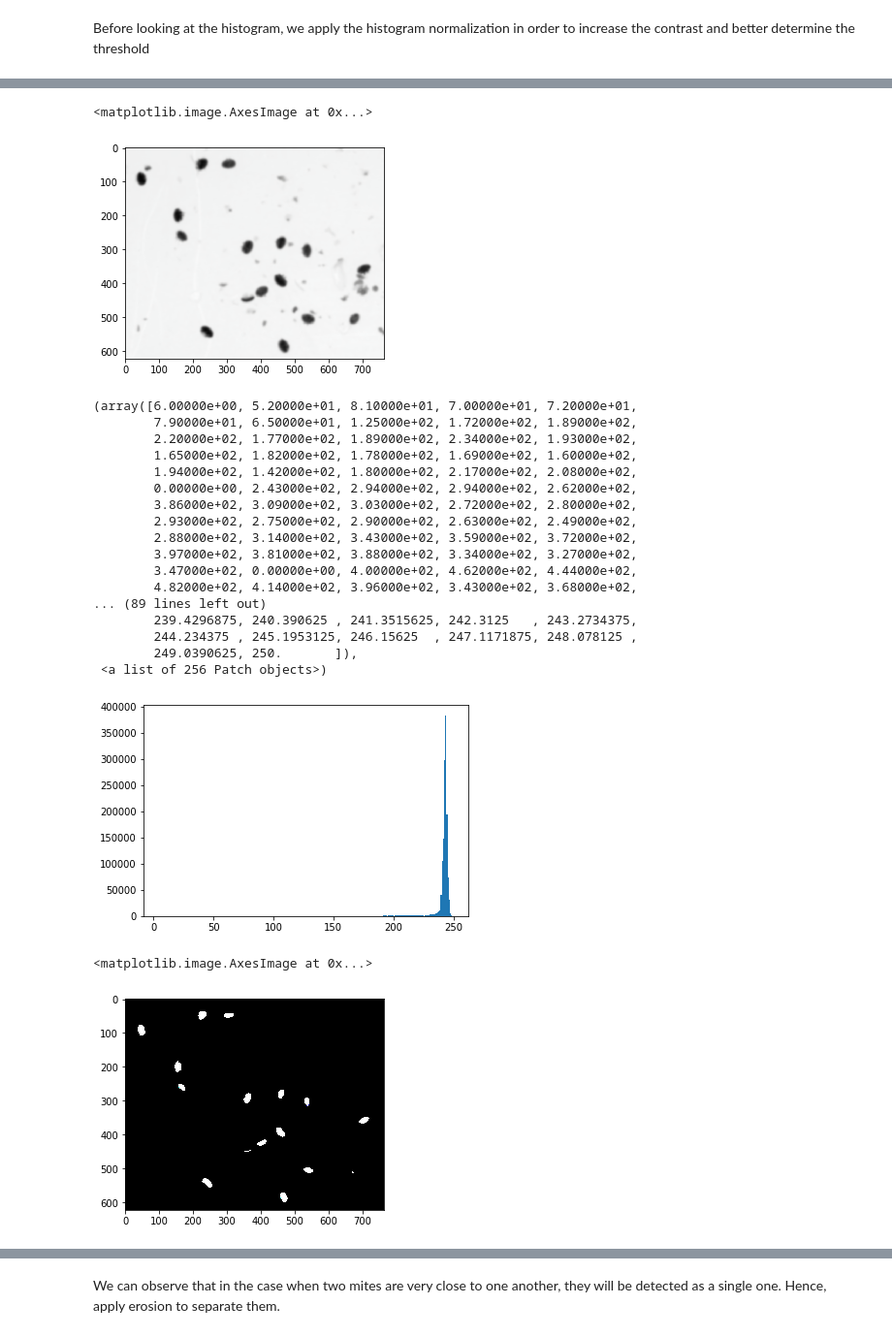
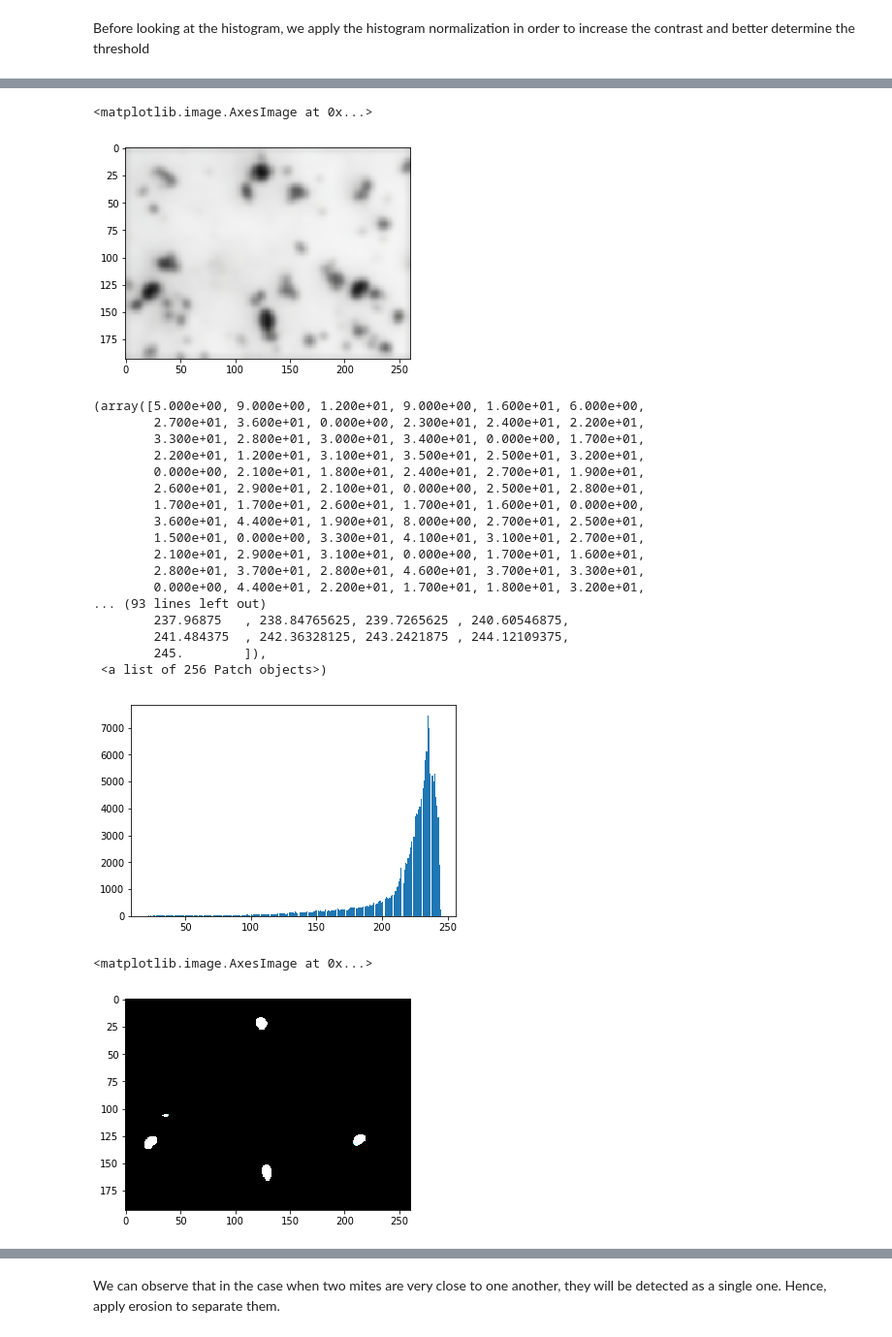
Before and after one commit to EGJ1996/Image-Processing, a Jupyter notebook: labs/lab_01_segmentation.ipynb, the cells around one changed output, grey strips where cells are left out. Shown at 97% size. Drawn from its saved outputs; the diff is of its cells as text; code cells hidden in the pictures.

```diff
--- a/labs/lab_01_segmentation.ipynb
+++ b/labs/lab_01_segmentation.ipynb
@@ -261,7 +229,7 @@ Hint: `skimage.measure.label` might be useful to label the thresholded image
 # %% [markdown]
 Here, we visualize the 4 images for our patern detection
 # %%
-test_im = skimage.io.imread(os.path.join(data_path,'varroa-04.jpg'))
+test_im = skimage.io.imread(os.path.join(data_path,'varroa-01.jpg'))
 # %%
 plt.imshow(test_im)
 # %% [output]
@@ -296,32 +264,32 @@ gauss_test = ndimage.gaussian_filter(test_im,3)
 plt.imshow(gauss_test)
 # %% [output]
 <matplotlib.image.AxesImage at 0x...>
-[figure, old version]
+[figure, new version]
 # %%
 plt.hist(gauss_test.ravel(),256)
 # %% [output]
-(array([6.00000e+00, 5.20000e+01, 8.10000e+01, 7.00000e+01, 7.20000e+01,
-        7.90000e+01, 6.50000e+01, 1.25000e+02, 1.72000e+02, 1.89000e+02,
-        2.20000e+02, 1.77000e+02, 1.89000e+02, 2.34000e+02, 1.93000e+02,
-        1.65000e+02, 1.82000e+02, 1.78000e+02, 1.69000e+02, 1.60000e+02,
-        1.94000e+02, 1.42000e+02, 1.80000e+02, 2.17000e+02, 2.08000e+02,
-        0.00000e+00, 2.43000e+02, 2.94000e+02, 2.94000e+02, 2.62000e+02,
-        3.86000e+02, 3.09000e+02, 3.03000e+02, 2.72000e+02, 2.80000e+02,
-        2.93000e+02, 2.75000e+02, 2.90000e+02, 2.63000e+02, 2.49000e+02,
-        2.88000e+02, 3.14000e+02, 3.43000e+02, 3.59000e+02, 3.72000e+02,
-        3.97000e+02, 3.81000e+02, 3.88000e+02, 3.34000e+02, 3.27000e+02,
-        3.47000e+02, 0.00000e+00, 4.00000e+02, 4.62000e+02, 4.44000e+02,
-        4.82000e+02, 4.14000e+02, 3.96000e+02, 3.43000e+02, 3.68000e+02,
-... (89 lines left out)
-        239.4296875, 240.390625 , 241.3515625, 242.3125   , 243.2734375,
-        244.234375 , 245.1953125, 246.15625  , 247.1171875, 248.078125 ,
-        249.0390625, 250.       ]),
+(array([5.000e+00, 9.000e+00, 1.200e+01, 9.000e+00, 1.600e+01, 6.000e+00,
+        2.700e+01, 3.600e+01, 0.000e+00, 2.300e+01, 2.400e+01, 2.200e+01,
+        3.300e+01, 2.800e+01, 3.000e+01, 3.400e+01, 0.000e+00, 1.700e+01,
+        2.200e+01, 1.200e+01, 3.100e+01, 3.500e+01, 2.500e+01, 3.200e+01,
+        0.000e+00, 2.100e+01, 1.800e+01, 2.400e+01, 2.700e+01, 1.900e+01,
+        2.600e+01, 2.900e+01, 2.100e+01, 0.000e+00, 2.500e+01, 2.800e+01,
+        1.700e+01, 1.700e+01, 2.600e+01, 1.700e+01, 1.600e+01, 0.000e+00,
+        3.600e+01, 4.400e+01, 1.900e+01, 8.000e+00, 2.700e+01, 2.500e+01,
+        1.500e+01, 0.000e+00, 3.300e+01, 4.100e+01, 3.100e+01, 2.700e+01,
+        2.100e+01, 2.900e+01, 3.100e+01, 0.000e+00, 1.700e+01, 1.600e+01,
+        2.800e+01, 3.700e+01, 2.800e+01, 4.600e+01, 3.700e+01, 3.300e+01,
+        0.000e+00, 4.400e+01, 2.200e+01, 1.700e+01, 1.800e+01, 3.200e+01,
+... (93 lines left out)
+        237.96875   , 238.84765625, 239.7265625 , 240.60546875,
+        241.484375  , 242.36328125, 243.2421875 , 244.12109375,
+        245.        ]),
  <a list of 256 Patch objects>)
-[figure, old version]
+[figure, new version]
 # %%
-ret,thresh2 = cv2.threshold(gauss_test,70,255,cv2.THRESH_BINARY_INV)
+ret,thresh2 = cv.threshold(gauss_test,70,255,cv.THRESH_BINARY_INV)
 plt.imshow(thresh2)
 # %% [output]
 <matplotlib.image.AxesImage at 0x...>
-[figure, old version]
+[figure, new version]
 # %%
```
Also changed, not shown: parts of 42 cells of this notebook.
